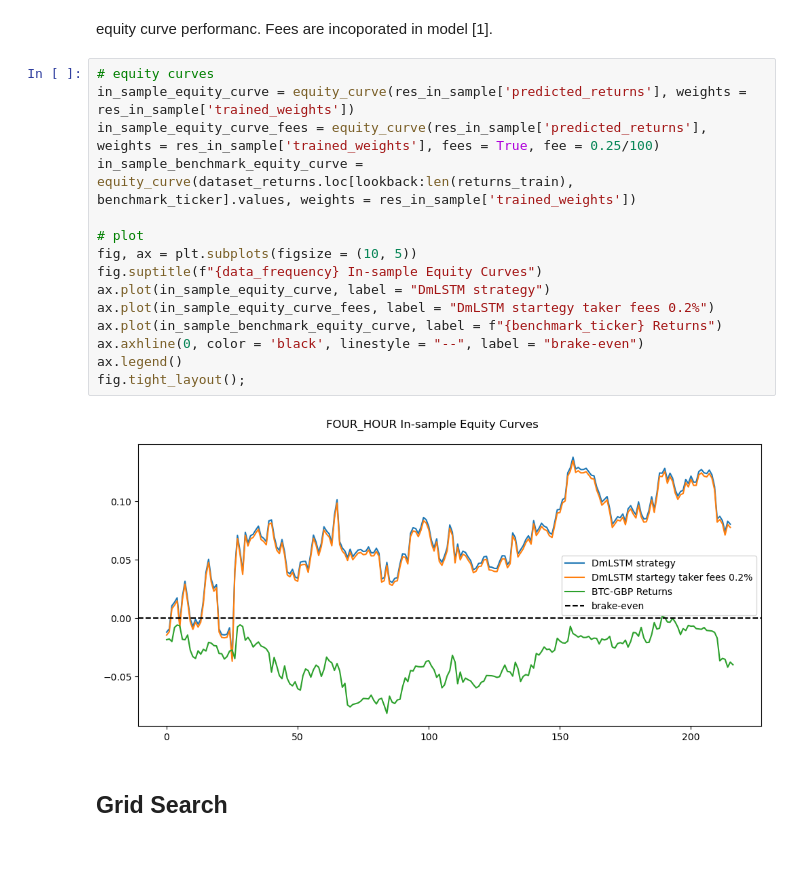
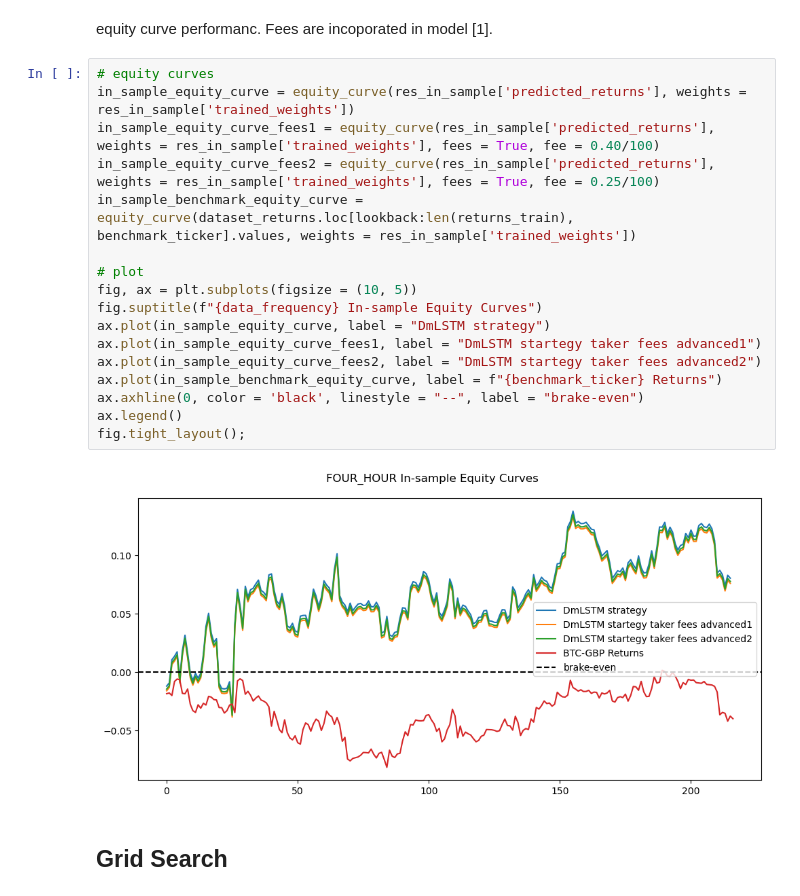
Before and after one commit to AmjadSaidam/Coinbase-DL-Portfolio-Buyer, a Jupyter notebook: backtest.ipynb, the cells around one changed output. Cells and saved outputs as stored; diff of their text form; blank space fills up the shorter version.

Commit message:
updated  pre grid-search, training equity curve plot.

```diff
--- a/backtest.ipynb
+++ b/backtest.ipynb
@@ -177,20 +177,22 @@ equity curve performanc. Fees are incoporated in model [1].
 # %%
 # equity curves
 in_sample_equity_curve = equity_curve(res_in_sample['predicted_returns'], weights = res_in_sample['trained_weights'])
-in_sample_equity_curve_fees = equity_curve(res_in_sample['predicted_returns'], weights = res_in_sample['trained_weights'], fees = True, fee = 0.25/100)
+in_sample_equity_curve_fees1 = equity_curve(res_in_sample['predicted_returns'], weights = res_in_sample['trained_weights'], fees = True, fee = 0.40/100)
+in_sample_equity_curve_fees2 = equity_curve(res_in_sample['predicted_returns'], weights = res_in_sample['trained_weights'], fees = True, fee = 0.25/100)
 in_sample_benchmark_equity_curve = equity_curve(dataset_returns.loc[lookback:len(returns_train), benchmark_ticker].values, weights = res_in_sample['trained_weights'])
 
 # plot
 fig, ax = plt.subplots(figsize = (10, 5))
 fig.suptitle(f"{data_frequency} In-sample Equity Curves")
 ax.plot(in_sample_equity_curve, label = "DmLSTM strategy")
-ax.plot(in_sample_equity_curve_fees, label = "DmLSTM startegy taker fees 0.2%")
+ax.plot(in_sample_equity_curve_fees1, label = "DmLSTM startegy taker fees advanced1")
+ax.plot(in_sample_equity_curve_fees2, label = "DmLSTM startegy taker fees advanced2")
 ax.plot(in_sample_benchmark_equity_curve, label = f"{benchmark_ticker} Returns")
 ax.axhline(0, color = 'black', linestyle = "--", label = "brake-even")
 ax.legend()
 fig.tight_layout();
 # %% [output]
-[figure, old version]
+[figure, new version]
 # %% [markdown]
 ## **Grid Search**
 # %% [markdown]
```
